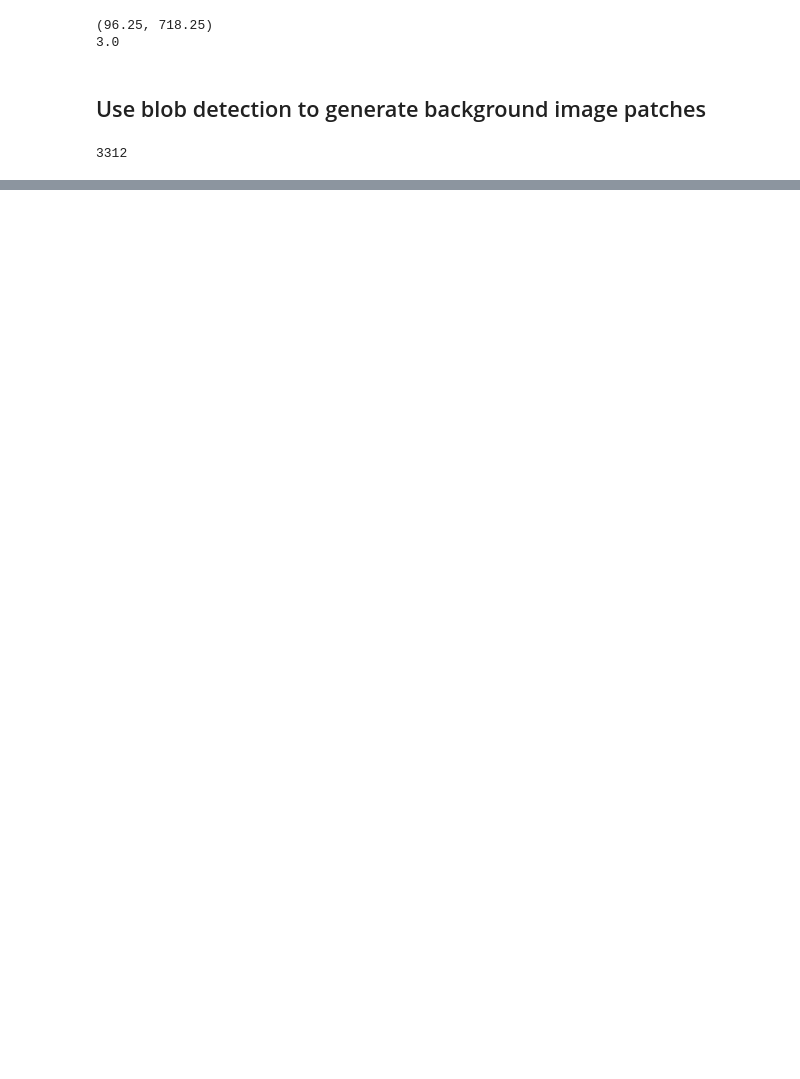
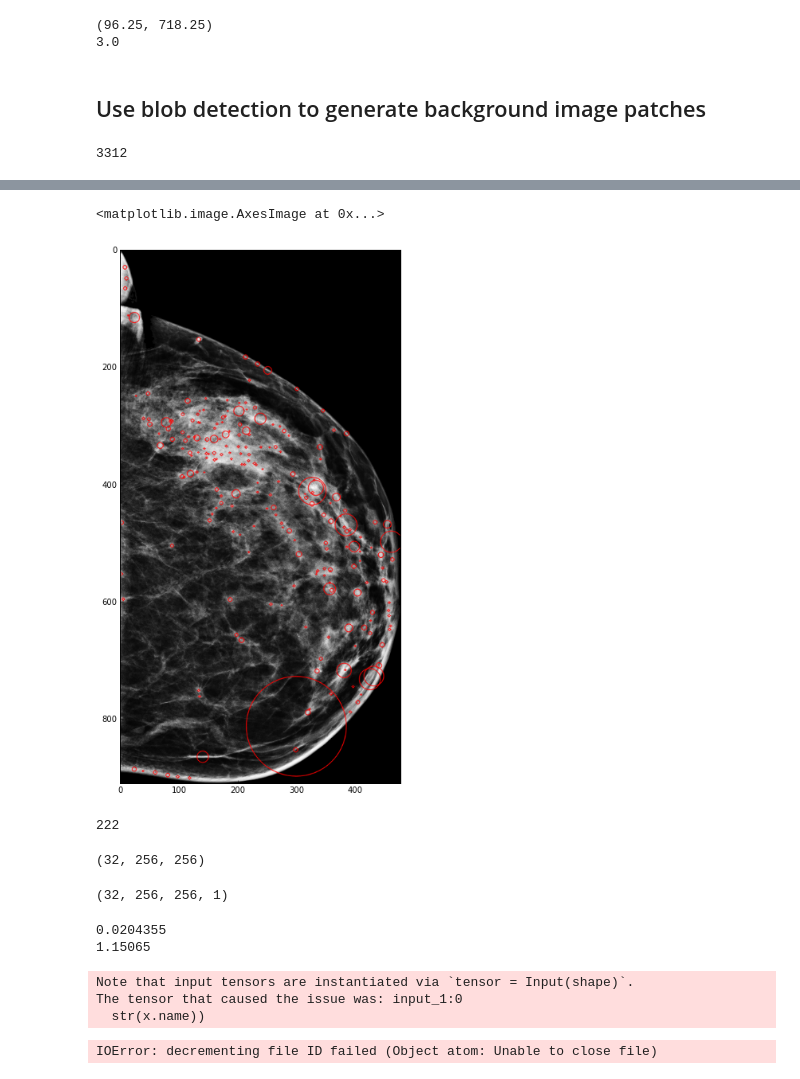
Before and after one commit to lishen/end2end-all-conv, a Jupyter notebook: MIAS.ipynb, the cells around one changed output, grey strips where cells are left out. Drawn from its saved outputs; the diff is of its cells as text; code cells hidden in the pictures; blank space fills up the shorter version.

```diff
--- a/MIAS.ipynb
+++ b/MIAS.ipynb
@@ -469,0 +486,36 @@ print bkg_cnt
+# %%
+# Set up the detector with default parameters.
+params = cv2.SimpleBlobDetector_Params()
+params.filterByArea = True
+params.minArea = 3
+params.maxArea = 256**2
+params.filterByCircularity = False
+params.filterByColor = False
+params.filterByConvexity = False
+params.filterByInertia = False
+params.minThreshold = 127
+params.maxThreshold = 216
+params.thresholdStep = 10
+detector = cv2.SimpleBlobDetector_create(params)
+
+# Detect blobs.
+img_8u = (img_breast/img_breast.max()*255).astype('uint8')
+keypoints = detector.detect(img_8u)
+
+# Draw detected blobs as red circles.
+# cv2.DRAW_MATCHES_FLAGS_DRAW_RICH_KEYPOINTS ensures the size of the circle
+# corresponds to the size of blob
+im_with_keypoints = cv2.drawKeypoints(
+    img_8u, keypoints, np.array([]), 255,
+    cv2.DRAW_MATCHES_FLAGS_DRAW_RICH_KEYPOINTS)
+fig,axes = subplots(1, 1)
+fig.set_size_inches([8, 12])
+# axes[0].imshow(img_8u, cmap='gray')
+axes.imshow(im_with_keypoints, cmap='gray')
+# %% [output]
+<matplotlib.image.AxesImage at 0x...>
+[figure, added]
+# %%
+len(keypoints)
+# %% [output]
+222
@@ -469,0 +529,9 @@ print bkg_cnt
+# %%
+roi_patches.shape
+# %% [output]
+(32, 256, 256)
+# %%
+roi_patches = roi_patches.reshape((roi_patches.shape[0], roi_patches.shape[1], roi_patches.shape[2], 1))
+roi_patches.shape
+# %% [output]
+(32, 256, 256, 1)
@@ -469,0 +543,17 @@ print bkg_cnt
+# %%
+print roi_patches.mean()
+print roi_patches.std()
+# %% [output]
+0.0204355
+1.15065
+# %%
+from keras.models import load_model
+from dm_keras_ext import DMMetrics as dmm
+roi_model = load_model('modelState/roi_clf4.h5',
+                       custom_objects={'sensitivity':dmm.sensitivity,
+                                       'specificity':dmm.specificity})
+# %% [output]
+Note that input tensors are instantiated via `tensor = Input(shape)`.
+The tensor that caused the issue was: input_1:0
+  str(x.name))
+IOError: decrementing file ID failed (Object atom: Unable to close file)
```
Also changed, not shown: parts of 23 cells of this notebook.
